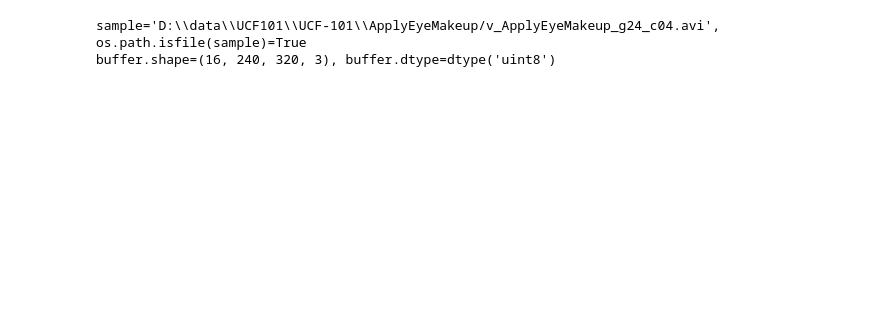
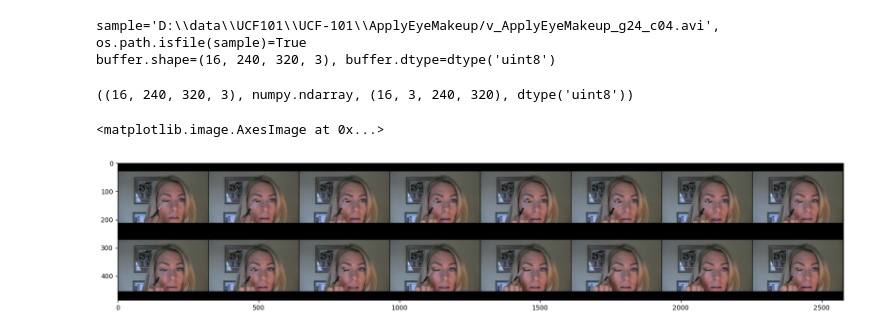
Before and after one commit to s-reaungamornrat/computer_vision, a Jupyter notebook: video_mae/notebook/dataset/FinetuneTrainAugFrame.ipynb, the cells around one changed output. Drawn from its saved outputs; the diff is of its cells as text; code cells hidden in the pictures; blank space fills up the shorter version.

```diff
--- a/video_mae/notebook/dataset/FinetuneTrainAugFrame.ipynb
+++ b/video_mae/notebook/dataset/FinetuneTrainAugFrame.ipynb
@@ -119,4 +119,14 @@ if args.num_sample>1:
 # %% [output]
 sample='D:\\data\\UCF101\\UCF-101\\ApplyEyeMakeup/v_ApplyEyeMakeup_g24_c04.avi', os.path.isfile(sample)=True
 buffer.shape=(16, 240, 320, 3), buffer.dtype=dtype('uint8')
+# %%
+buffer.shape, type(buffer), buffer.transpose(0,3,1,2).shape, buffer.dtype
+# %% [output]
+((16, 240, 320, 3), numpy.ndarray, (16, 3, 240, 320), dtype('uint8'))
+# %%
+plt.figure(figsize=(20,20))
+plt.imshow(make_grid(torch.from_numpy(buffer.transpose(0,3,1,2))).permute(1,2,0))
+# %% [output]
+<matplotlib.image.AxesImage at 0x...>
+[figure, added]
 # %%
```
Also changed, not shown: parts of 8 cells of this notebook, 4 other files.
